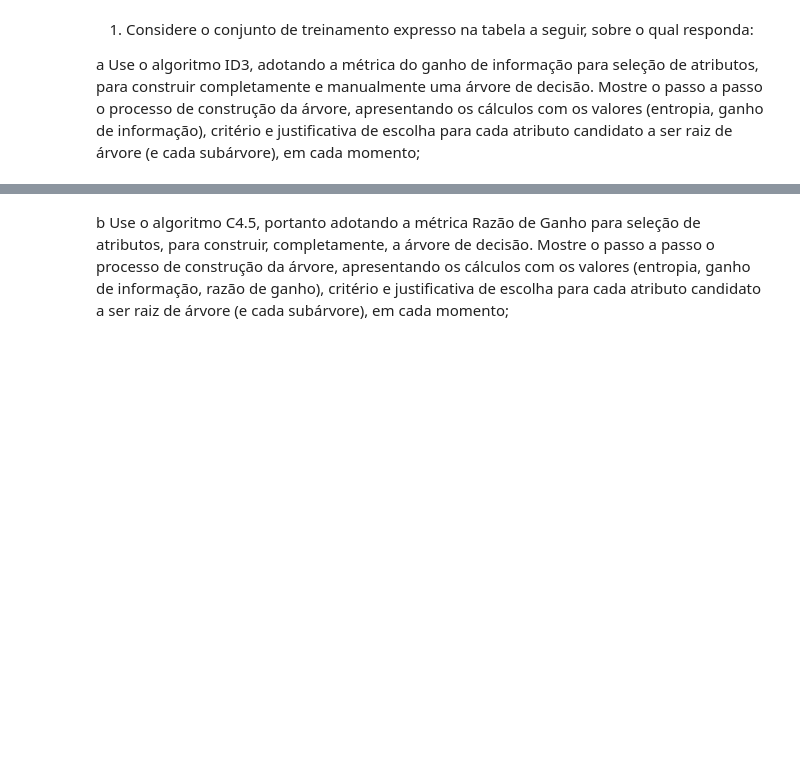
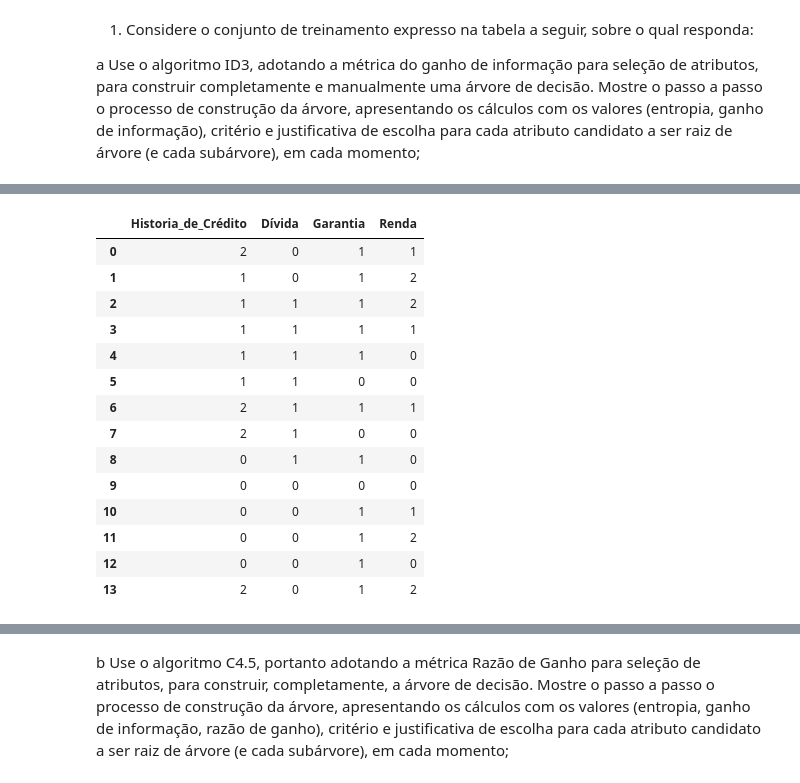
Before and after one commit to Reis25/AprendizadoDeMquinas, a Jupyter notebook: Lista5_AM_DemetriosReis.ipynb, the cells around one changed output, grey strips where cells are left out. Saved outputs shown, nothing was run; the diff lists cells and outputs as text; code cells hidden in the pictures; blank space fills up the shorter version.

```diff
--- a/Lista5_AM_DemetriosReis.ipynb
+++ b/Lista5_AM_DemetriosReis.ipynb
@@ -20,9 +20,12 @@ atributo candidato a ser raiz de árvore (e cada subárvore), em cada momento;
 # %%
 import numpy as np
 import pandas as pd
-import matplotlib as plt
+import matplotlib.pyplot as plt
 from math import log
+import seaborn as sns
 
-url1 = 'https://raw.githubusercontent.com/Reis25/Testes_py/master/jogar_tenis.csv'
+url1 = 'https://raw.githubusercontent.com/Reis25/Testes_py/master/risco_de_credito.csv'
 
-data_frame = pd.read_csv(url1)
+df = pd.read_csv(url1)
+
+df.head()
@@ -144,0 +39,31 @@ b) outlook -> Overcast -> Yes
+# %%
+from sklearn.preprocessing import LabelEncoder
+Le = LabelEncoder()
+
+df['Historia_de_Crédito'] = Le.fit_transform(df['Historia_de_Crédito'])
+df['Dívida'] = Le.fit_transform(df['Dívida'])
+df['Garantia'] = Le.fit_transform(df['Garantia'])
+df['Renda'] = Le.fit_transform(df['Renda'])
+df['Risco'] = Le.fit_transform(df['Risco'])
+
+y = df['Risco']
+X = df.drop(['Risco'], axis=1)
+# %%
+y
+X
+# %% [output]
+|  | Historia_de_Crédito | Dívida | Garantia | Renda |
+| 0 | 2 | 0 | 1 | 1 |
+| 1 | 1 | 0 | 1 | 2 |
+| 2 | 1 | 1 | 1 | 2 |
+| 3 | 1 | 1 | 1 | 1 |
+| 4 | 1 | 1 | 1 | 0 |
+| 5 | 1 | 1 | 0 | 0 |
+| 6 | 2 | 1 | 1 | 1 |
+| 7 | 2 | 1 | 0 | 0 |
+| 8 | 0 | 1 | 1 | 0 |
+| 9 | 0 | 0 | 0 | 0 |
+| 10 | 0 | 0 | 1 | 1 |
+| 11 | 0 | 0 | 1 | 2 |
+| 12 | 0 | 0 | 1 | 0 |
+| 13 | 2 | 0 | 1 | 2 |
```
Also changed, not shown: parts of 26 cells of this notebook.
